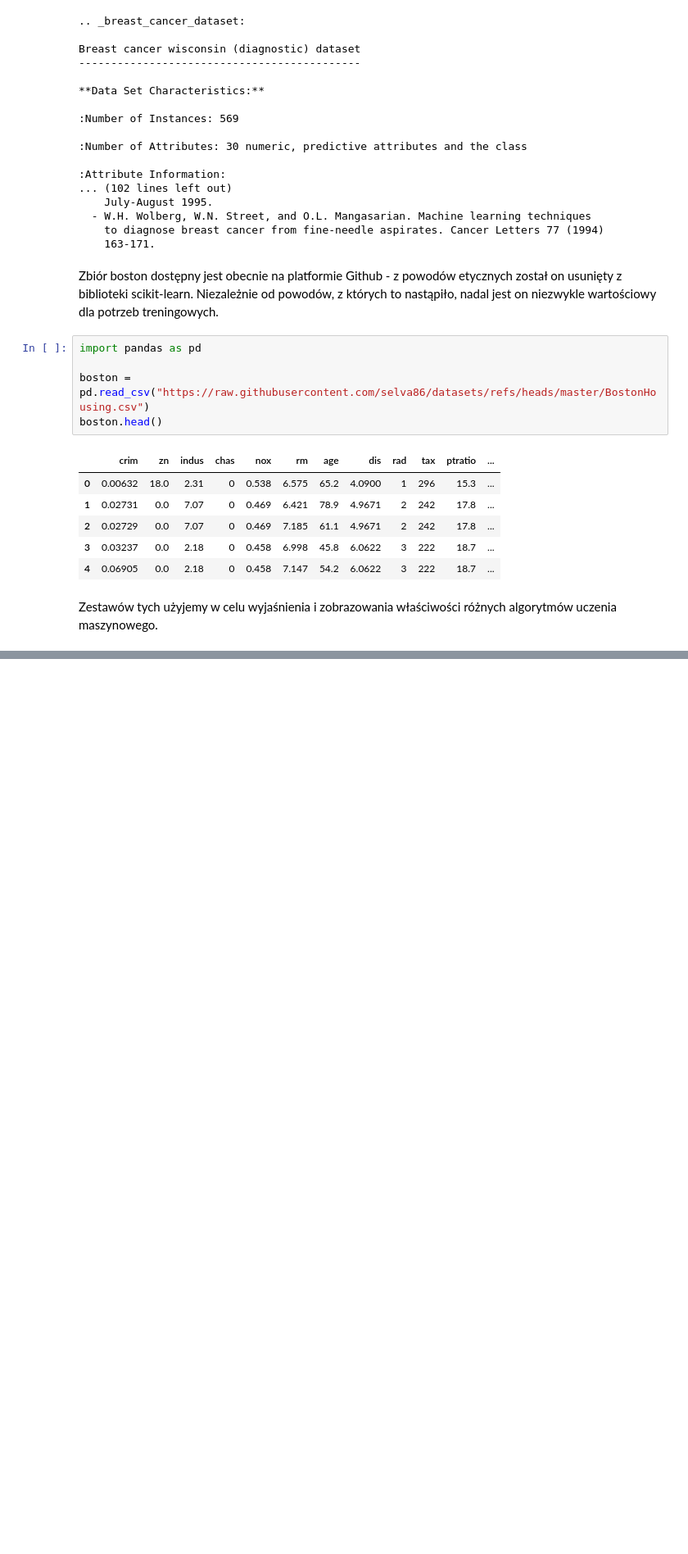
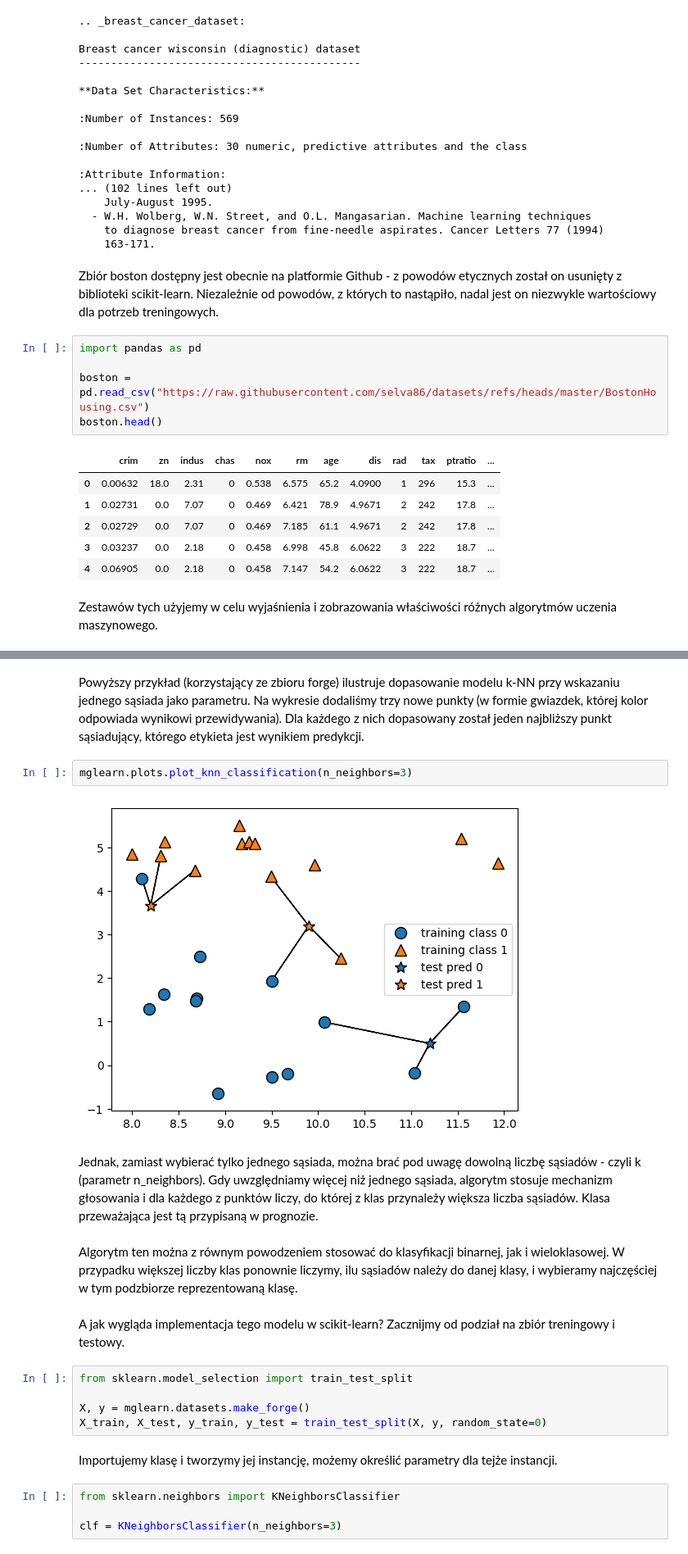
Before and after one commit to jakubtwalczak/Muller_Guido_Introduction_to_ML, a Jupyter notebook: Rozdział_2_uczenie_nadzorowane_cz_1.ipynb, the cells around one changed output, grey strips where cells are left out. Shown at 82% size. Drawn from its saved outputs; the diff is of its cells as text; blank space fills up the shorter version.

```diff
--- a/Rozdział_2_uczenie_nadzorowane_cz_1.ipynb
+++ b/Rozdział_2_uczenie_nadzorowane_cz_1.ipynb
@@ -166,0 +182,23 @@ Zestawów tych użyjemy w celu wyjaśnienia i zobrazowania właściwości różn
+# %% [markdown]
+Powyższy przykład (korzystający ze zbioru forge) ilustruje dopasowanie modelu k-NN przy wskazaniu jednego sąsiada jako parametru. Na wykresie dodaliśmy trzy nowe punkty (w formie gwiazdek, której kolor odpowiada wynikowi przewidywania). Dla każdego z nich dopasowany został jeden najbliższy punkt sąsiadujący, którego etykieta jest wynikiem predykcji.
+# %%
+mglearn.plots.plot_knn_classification(n_neighbors=3)
+# %% [output]
+[figure, added]
+# %% [markdown]
+Jednak, zamiast wybierać tylko jednego sąsiada, można brać pod uwagę dowolną liczbę sąsiadów - czyli k (parametr n_neighbors). Gdy uwzględniamy więcej niż jednego sąsiada, algorytm stosuje mechanizm głosowania i dla każdego z punktów liczy, do której z klas przynależy większa liczba sąsiadów. Klasa przeważająca jest tą przypisaną w prognozie.
+# %% [markdown]
+Algorytm ten można z równym powodzeniem stosować do klasyfikacji binarnej, jak i wieloklasowej. W przypadku większej liczby klas ponownie liczymy, ilu sąsiadów należy do danej klasy, i wybieramy najczęściej w tym podzbiorze reprezentowaną klasę.
+# %% [markdown]
+A jak wygląda implementacja tego modelu w scikit-learn? Zacznijmy od podział na zbiór treningowy i testowy.
+# %%
+from sklearn.model_selection import train_test_split
+
+X, y = mglearn.datasets.make_forge()
+X_train, X_test, y_train, y_test = train_test_split(X, y, random_state=0)
+# %% [markdown]
+Importujemy klasę i tworzymy jej instancję, możemy określić parametry dla tejże instancji.
+# %%
+from sklearn.neighbors import KNeighborsClassifier
+
+clf = KNeighborsClassifier(n_neighbors=3)
```
Also changed, not shown: parts of 32 cells of this notebook.
